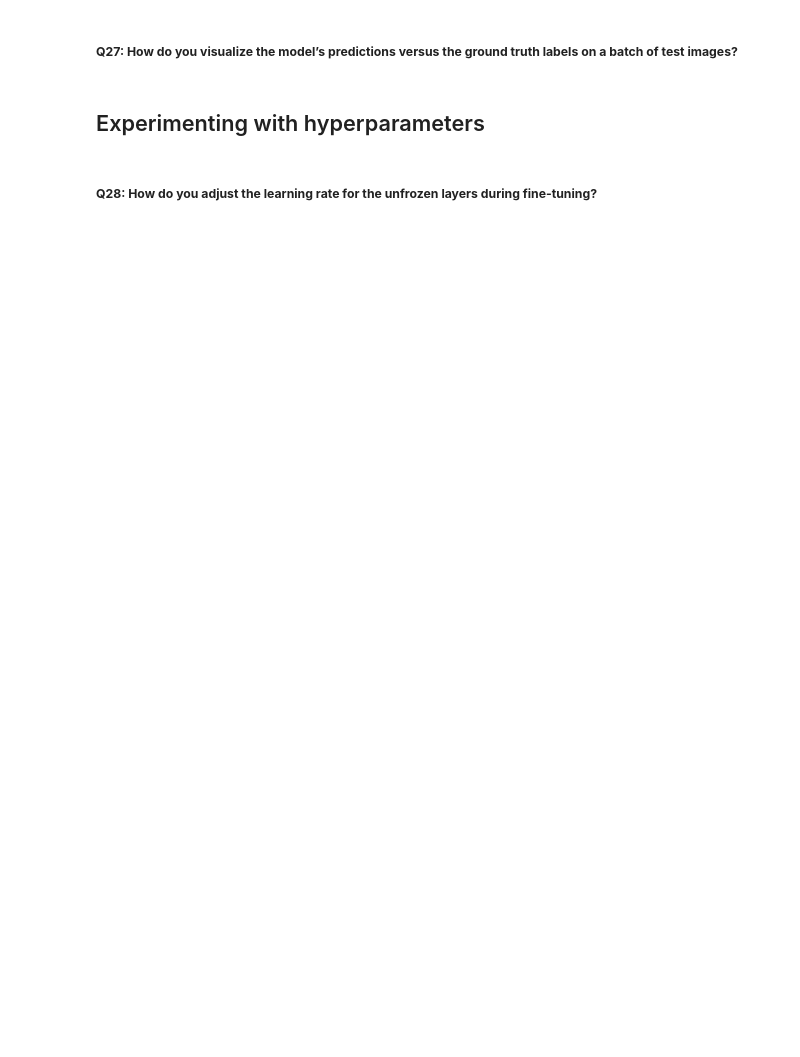
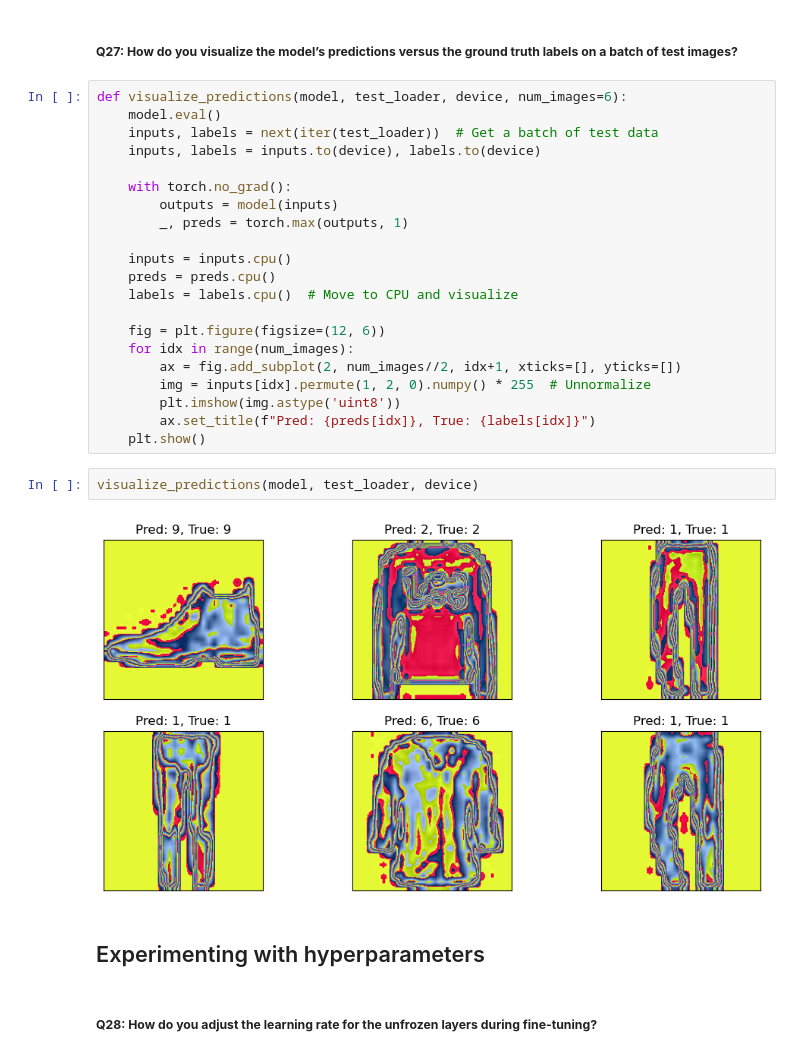
Before and after one commit to fellmir/pyTorchBasis, a Jupyter notebook: 01-intermediate-projects/12_fine_tuning_pretrained_model.ipynb, the cells around one changed output. Saved outputs shown, nothing was run; the diff lists cells and outputs as text; blank space fills up the shorter version.

```diff
--- a/01-intermediate-projects/12_fine_tuning_pretrained_model.ipynb
+++ b/01-intermediate-projects/12_fine_tuning_pretrained_model.ipynb
@@ -165,5 +424,30 @@ While fine-tuning is effective, it also presents challenges:
 # %% [markdown]
 ##### **Q27: How do you visualize the model’s predictions versus the ground truth labels on a batch of test images?**
+# %%
+def visualize_predictions(model, test_loader, device, num_images=6):
+    model.eval()
+    inputs, labels = next(iter(test_loader))  # Get a batch of test data
+    inputs, labels = inputs.to(device), labels.to(device)
+
+    with torch.no_grad():
+        outputs = model(inputs)
+        _, preds = torch.max(outputs, 1)
+
+    inputs = inputs.cpu()
+    preds = preds.cpu()
+    labels = labels.cpu()  # Move to CPU and visualize
+
+    fig = plt.figure(figsize=(12, 6))
+    for idx in range(num_images):
+        ax = fig.add_subplot(2, num_images//2, idx+1, xticks=[], yticks=[])
+        img = inputs[idx].permute(1, 2, 0).numpy() * 255  # Unnormalize
+        plt.imshow(img.astype('uint8'))
+        ax.set_title(f"Pred: {preds[idx]}, True: {labels[idx]}")
+    plt.show()
+# %%
+visualize_predictions(model, test_loader, device)
+# %% [output]
+[figure, added]
 # %% [markdown]
 ## Experimenting with hyperparameters
 # %% [markdown]
```
Also changed, not shown: parts of 40 cells of this notebook, 1 other file.
